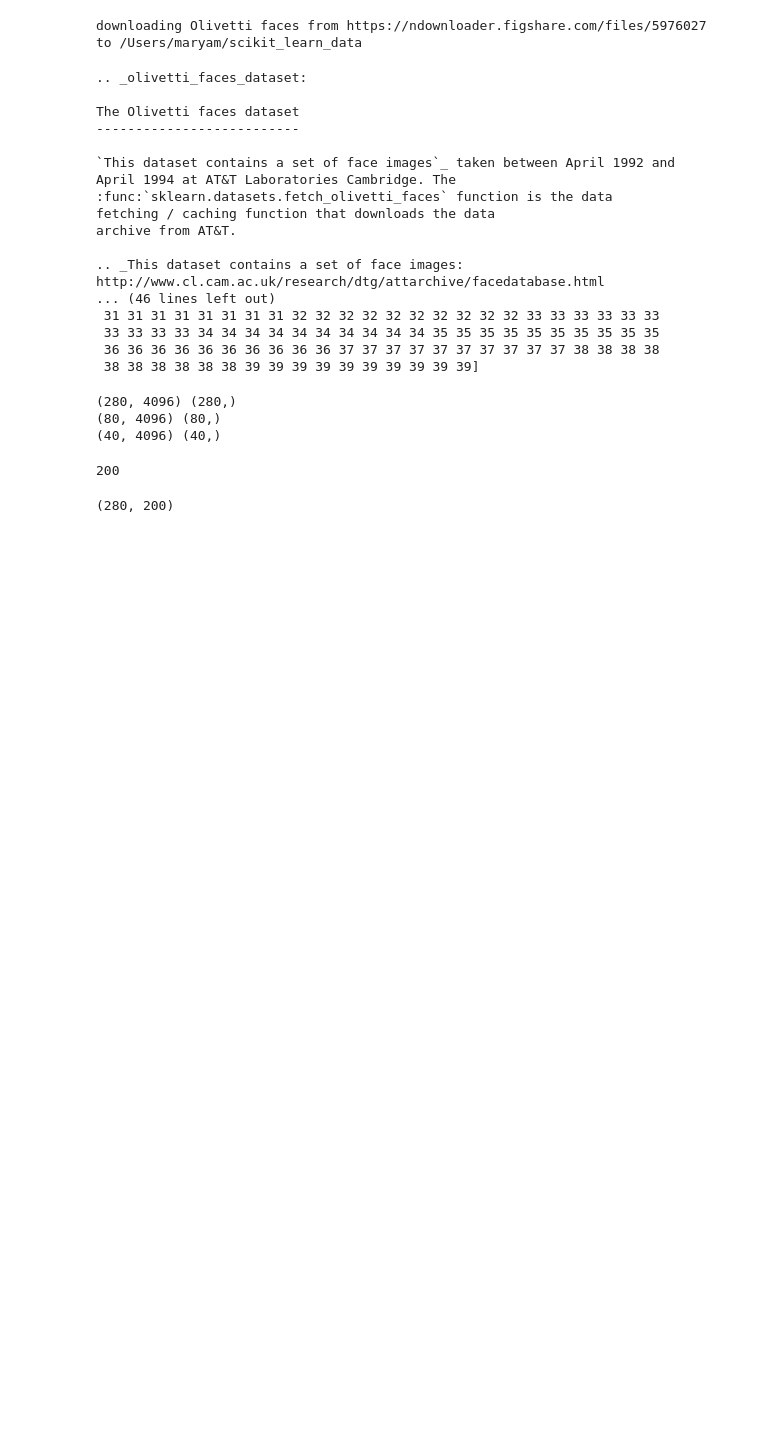
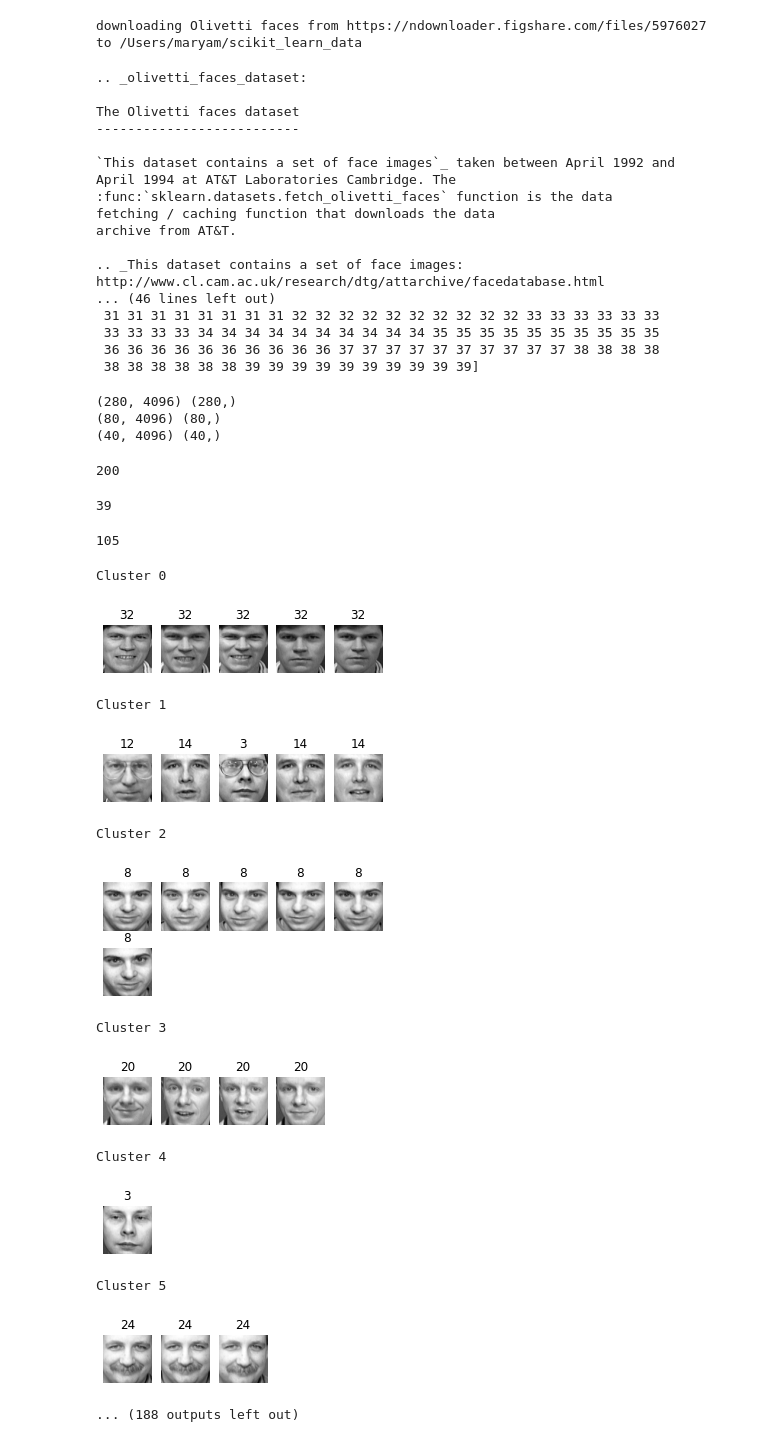
Before and after one commit to maryamkhlj/Olivetti-Faces-clustering, a Jupyter notebook: Olivetti-Faces-clustering.ipynb, the cells around one changed output. Saved outputs shown, nothing was run; the diff lists cells and outputs as text; code cells hidden in the pictures; blank space fills up the shorter version.

Commit message:
train model, add silhouette_scores, plot clusters

```diff
--- a/Olivetti-Faces-clustering.ipynb
+++ b/Olivetti-Faces-clustering.ipynb
@@ -64,5 +64,63 @@ pca.n_components_
 # %% [output]
 200
 # %%
+from sklearn.cluster import KMeans
+k_ = range(5, 200, 5)
+kmeans_per_k = []
+for k in k_:
+    kmeans = KMeans(n_clusters=k, random_state=0).fit(X_train_reduced)
+    kmeans_per_k.append(kmeans)
+
+cluster_labels = kmeans.labels_
-# %% [output]
-(280, 200)
+# %%
+from sklearn.metrics import silhouette_samples, silhouette_score
+silhouette_scores = []
+for model in kmeans_per_k:
+    silhouette_scores.append(silhouette_score(X_train_reduced, model.labels_))
+#silhouette_scores = [silhouette_score(X_train_reduced, model.labels_)
+#                     for model in kmeans_per_k]
+len(silhouette_scores)
+# %% [output]
+39
+# %%
+import numpy as np
+best_index = np.argmax(silhouette_scores)
+best_k = k_[best_index]
+best_score = silhouette_scores[best_index]
+# %%
+best_k
+# %% [output]
+105
+# %%
+best_model = kmeans_per_k[best_index]
+# %%
+def plot_faces(faces, labels, n_cols=5):
+    faces = faces.reshape(-1, 64, 64)
+    n_rows = (len(faces) - 1) // n_cols + 1
+    plt.figure(figsize=(n_cols, n_rows * 1.1))
+    for index, (face, label) in enumerate(zip(faces, labels)):
+        plt.subplot(n_rows, n_cols, index + 1)
+        plt.imshow(face, cmap="gray")
+        plt.axis("off")
+        plt.title(label)
+    plt.show()
+for cluster_id in np.unique(best_model.labels_):
+    print("Cluster", cluster_id)
+    in_cluster = best_model.labels_==cluster_id
+    faces = X_train[in_cluster]
+    labels = y_train[in_cluster]
+    plot_faces(faces, labels)
+# %% [output]
+Cluster 0
+[figure, added]
+Cluster 1
+[figure, added]
+Cluster 2
+[figure, added]
+Cluster 3
+[figure, added]
+Cluster 4
+[figure, added]
+Cluster 5
+[figure, added]
+... (188 outputs left out)
```
